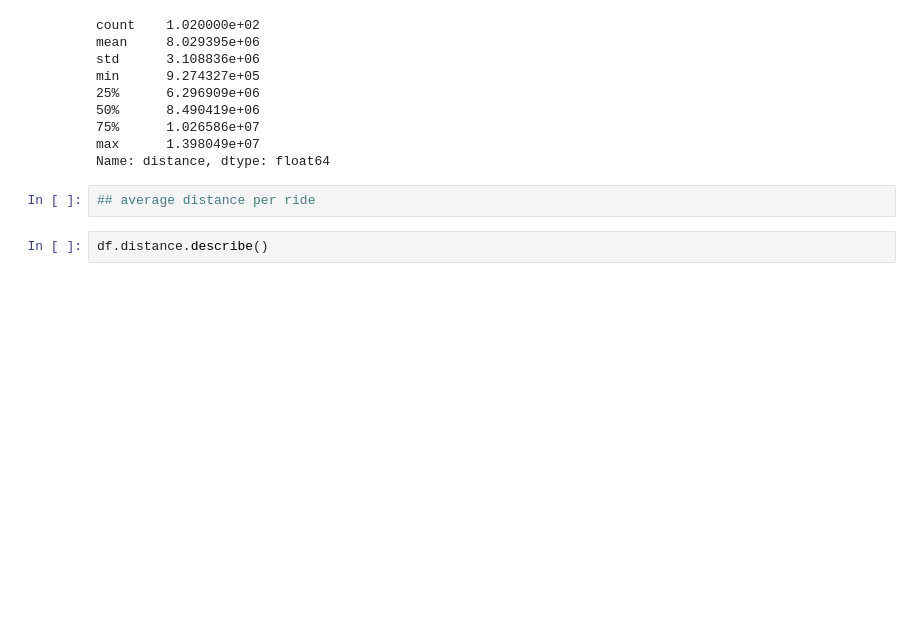
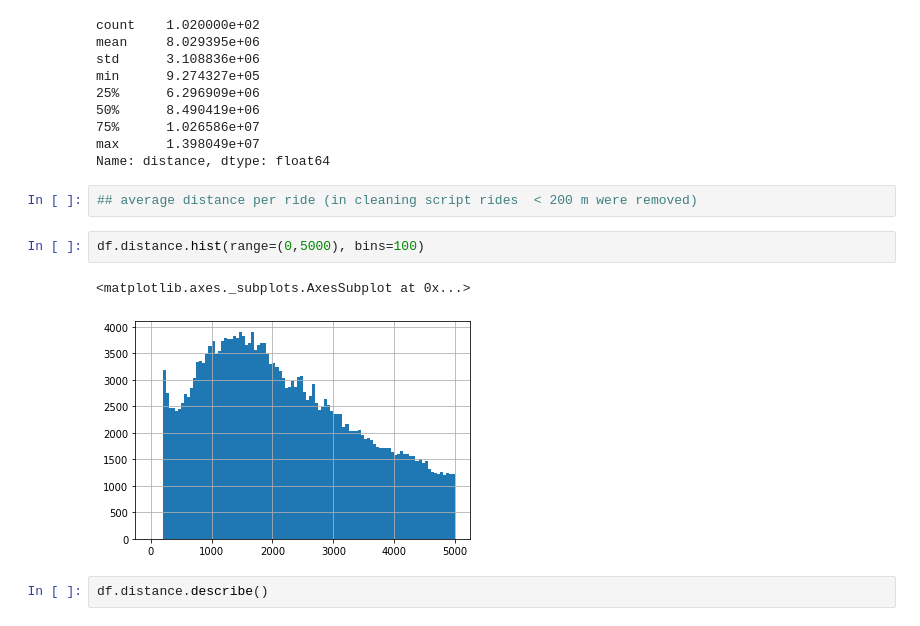
Before and after one commit to technologiestiftung/bike-sharing, a Jupyter notebook: src/analysis/pseudonomysed.ipynb, the cells around one changed output. Drawn from its saved outputs; the diff is of its cells as text; blank space fills up the shorter version.

```diff
--- a/src/analysis/pseudonomysed.ipynb
+++ b/src/analysis/pseudonomysed.ipynb
@@ -73,7 +75,12 @@ min      9.274327e+05
 max      1.398049e+07
 Name: distance, dtype: float64
 # %%
-## average distance per ride
+## average distance per ride (in cleaning script rides  < 200 m were removed)
+# %%
+df.distance.hist(range=(0,5000), bins=100)
+# %% [output]
+<matplotlib.axes._subplots.AxesSubplot at 0x...>
+[figure, added]
 # %%
 df.distance.describe()
 # %% [output]
```
Also changed, not shown: parts of 17 cells of this notebook, 2 other files.
